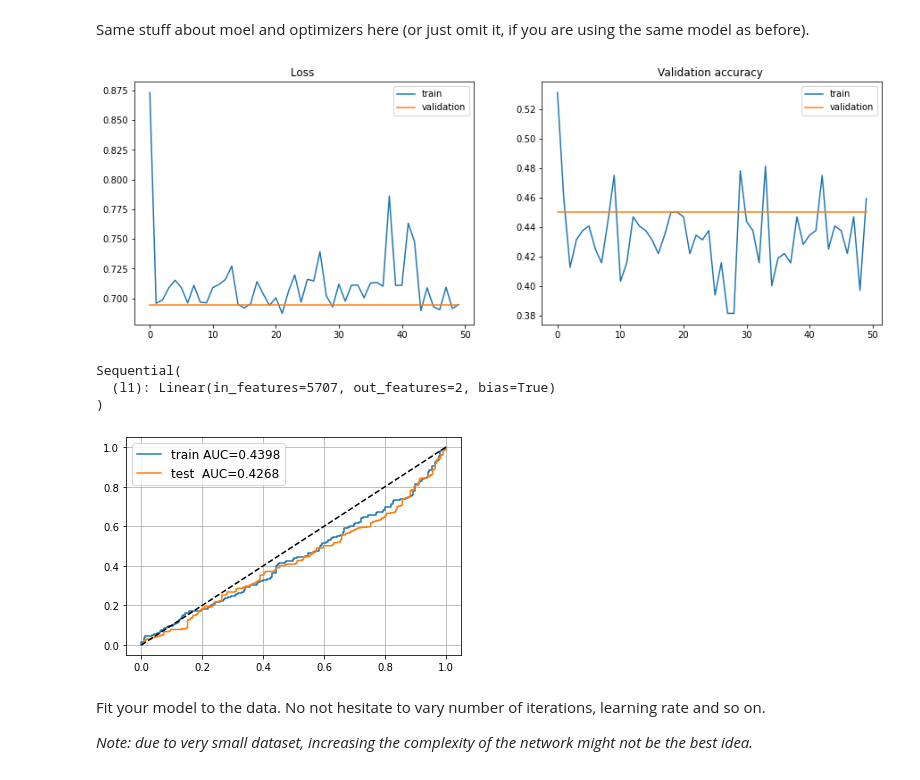
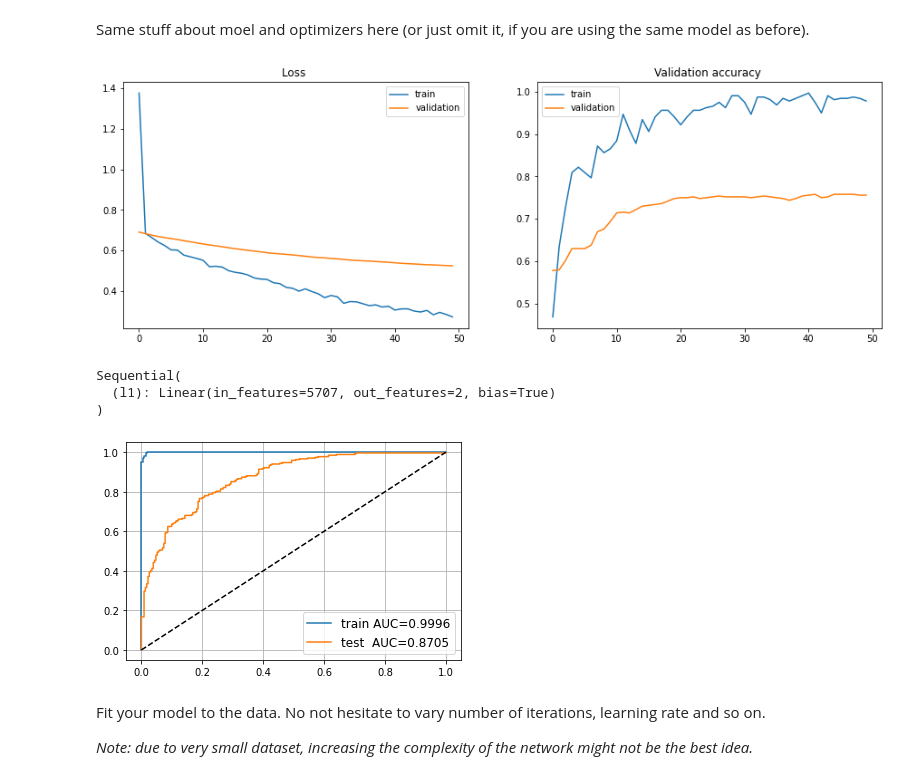
Before and after one commit to MebiusCat/made-nlp, a Jupyter notebook: assignment_1/assignment1_01_Word_Vectors.ipynb, the cells around one changed output. Cells and saved outputs as stored; diff of their text form; code cells hidden in the pictures.

```diff
--- a/assignment_1/assignment1_01_Word_Vectors.ipynb
+++ b/assignment_1/assignment1_01_Word_Vectors.ipynb
@@ -356,18 +354,19 @@ y_test_torch = torch.tensor(y_test)
 # %%
 model = nn.Sequential()
 model.add_module('l1', nn.Linear(k, 2))
 
+opt = torch.optim.Adam(model.parameters(), lr=1e-3)
 lr_scheduler = torch.optim.lr_scheduler.ReduceLROnPlateau(opt)
 train_model(model, opt, lr_scheduler, X_train_tfidf_torch, y_train_torch, X_test_tfidf_torch, y_test_torch)
 # %% [output]
-[figure, old version]
+[figure, new version]
 Sequential(
   (l1): Linear(in_features=5707, out_features=2, bias=True)
 )
 # %%
 draw_roc_auc(model, X_train_tfidf_torch, X_test_tfidf_torch, y_train, y_test)
 # %% [output]
-[figure, old version]
+[figure, new version]
 # %% [markdown]
 Fit your model to the data. No not hesitate to vary number of iterations, learning rate and so on.
 
```
Also changed, not shown: parts of 7 cells of this notebook.
